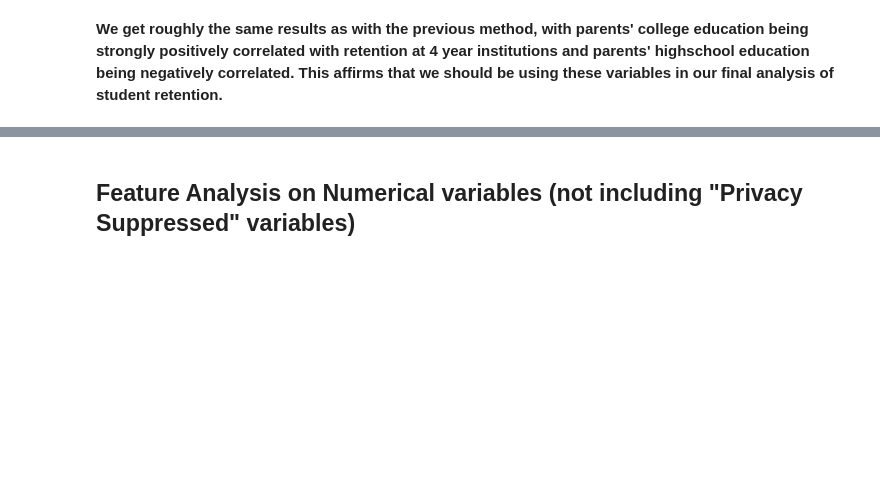
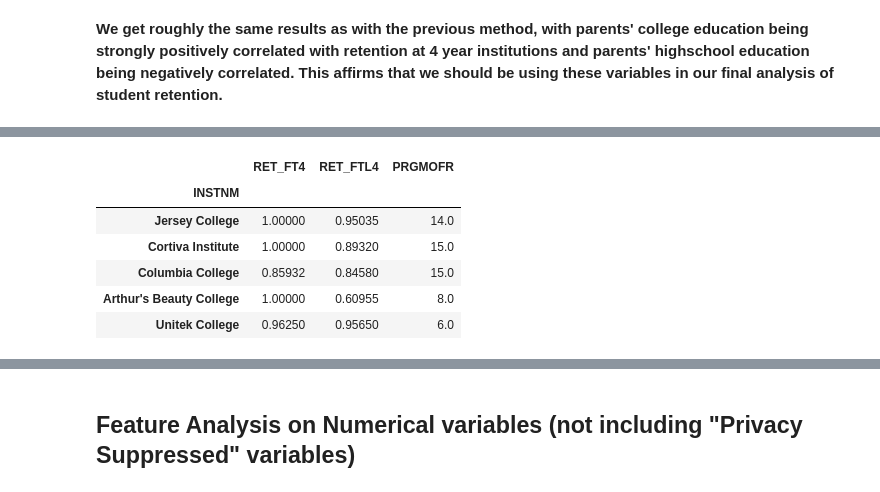
Before and after one commit to UCB-stat-159-s23/project-Group11, a Jupyter notebook: EDA.ipynb, the cells around one changed output, grey strips where cells are left out. Cells and saved outputs as stored; diff of their text form; code cells hidden in the pictures; blank space fills up the shorter version.

```diff
--- a/EDA.ipynb
+++ b/EDA.ipynb
@@ -492,0 +590,25 @@ plt.savefig('figures/parent_edu_corr.png')
+# %%
+#sum the PRGMOFR values for each institution name,
+#treating np.nan's as 1s as that is the minimum number of programs which can be offered
+sum_list = lambda row: sum(np.nan_to_num(row.iloc[0], nan=1))
+parent_inst_PRGMOFR = instid_per_instnm[[("PRGMOFR", "list")]]\
+    .apply(sum_list, axis=1)
+
+#average retention over the sub-institutions
+avg_list = lambda row: (np.mean(np.nan_to_num(row.iloc[0], nan=1)), np.mean(np.nan_to_num(row.iloc[1], nan=1)))
+parent_inst_RET = instid_per_instnm[[("RET_FT4", "list"), ("RET_FTL4", "list")]]\
+    .apply(avg_list, axis=1, result_type="expand")\
+    .rename(columns={0:"RET_FT4", 1:"RET_FTL4"})
+
+# join columns for easy plotting
+instid_per_instnm = parent_inst_RET.copy()
+instid_per_instnm["PRGMOFR"] = parent_inst_PRGMOFR
+instid_per_instnm.head()
+# %% [output]
+|  | RET_FT4 | RET_FTL4 | PRGMOFR |
+| INSTNM |  |  |  |
+| Jersey College | 1.00000 | 0.95035 | 14.0 |
+| Cortiva Institute | 1.00000 | 0.89320 | 15.0 |
+| Columbia College | 0.85932 | 0.84580 | 15.0 |
+| Arthur's Beauty College | 1.00000 | 0.60955 | 8.0 |
+| Unitek College | 0.96250 | 0.95650 | 6.0 |
```
Also changed, not shown: parts of 20 cells of this notebook, 1 other file.
